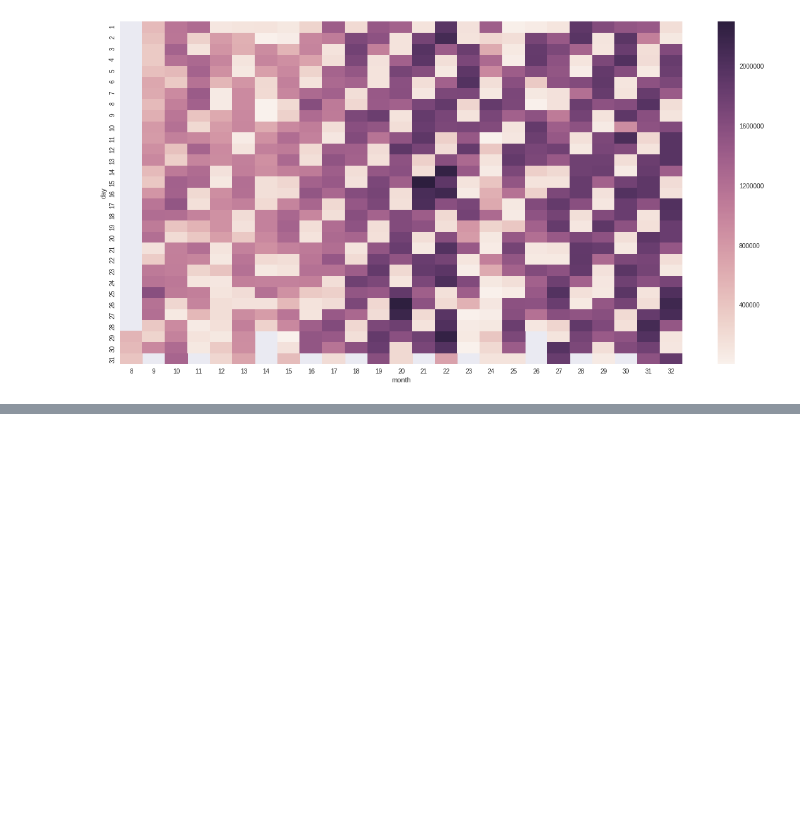
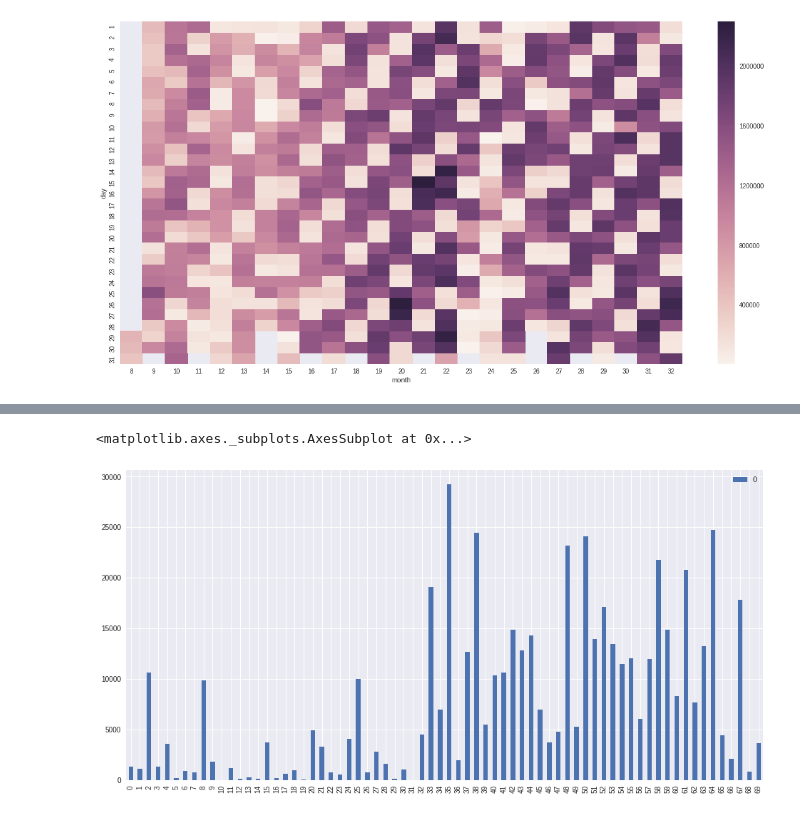
Before and after one commit to pabloernesto/sfBikes, a Jupyter notebook: exploracion.ipynb, the cells around one changed output, grey strips where cells are left out. Cells and saved outputs as stored; diff of their text form; code cells hidden in the pictures; blank space fills up the shorter version.

```diff
--- a/exploracion.ipynb
+++ b/exploracion.ipynb
@@ -126,0 +155,11 @@ aggregate
+# %%
+minutes = []
+groups = aggregate.groupby('station_id')
+trueval = lambda group: int(group[1][group[1].under == True]['count'])
+for group in groups:
+    minutes.append(trueval(group))
+
+pd.DataFrame(minutes).plot.bar(figsize=(16,8))
+# %% [output]
+<matplotlib.axes._subplots.AxesSubplot at 0x...>
+[figure, added]
```
Also changed, not shown: parts of 9 cells of this notebook.
